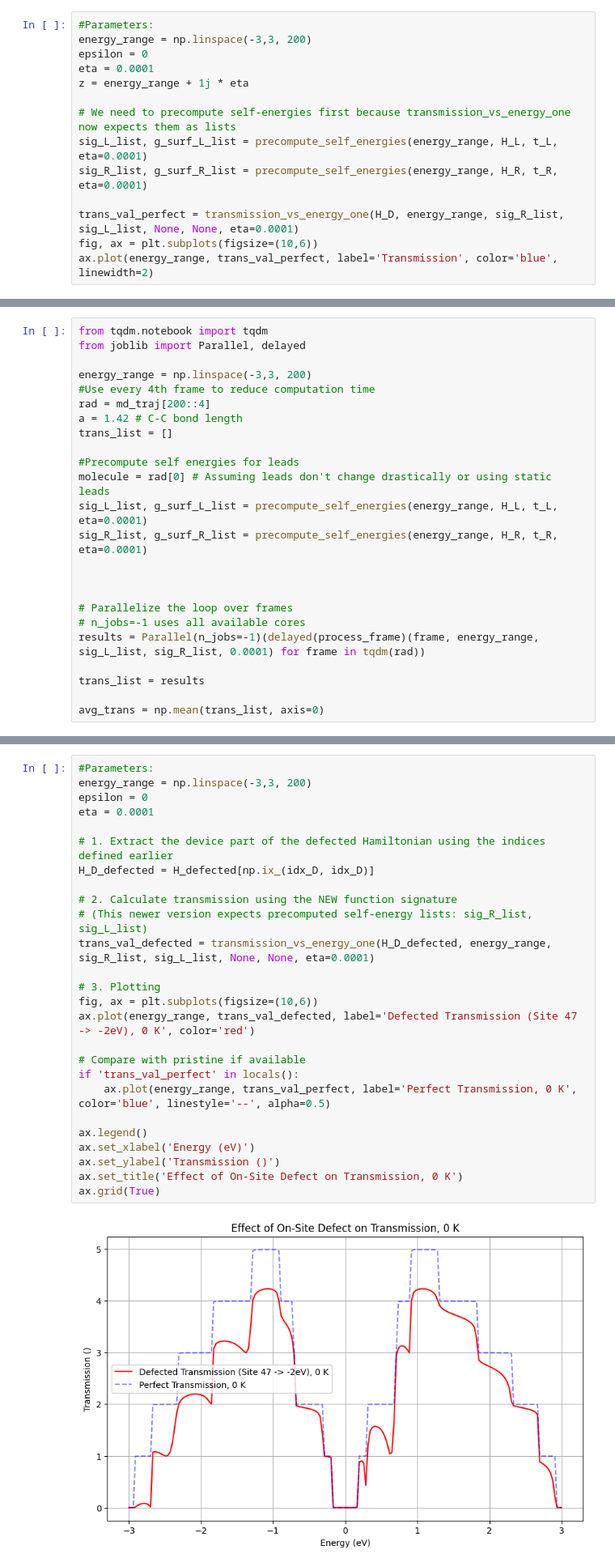
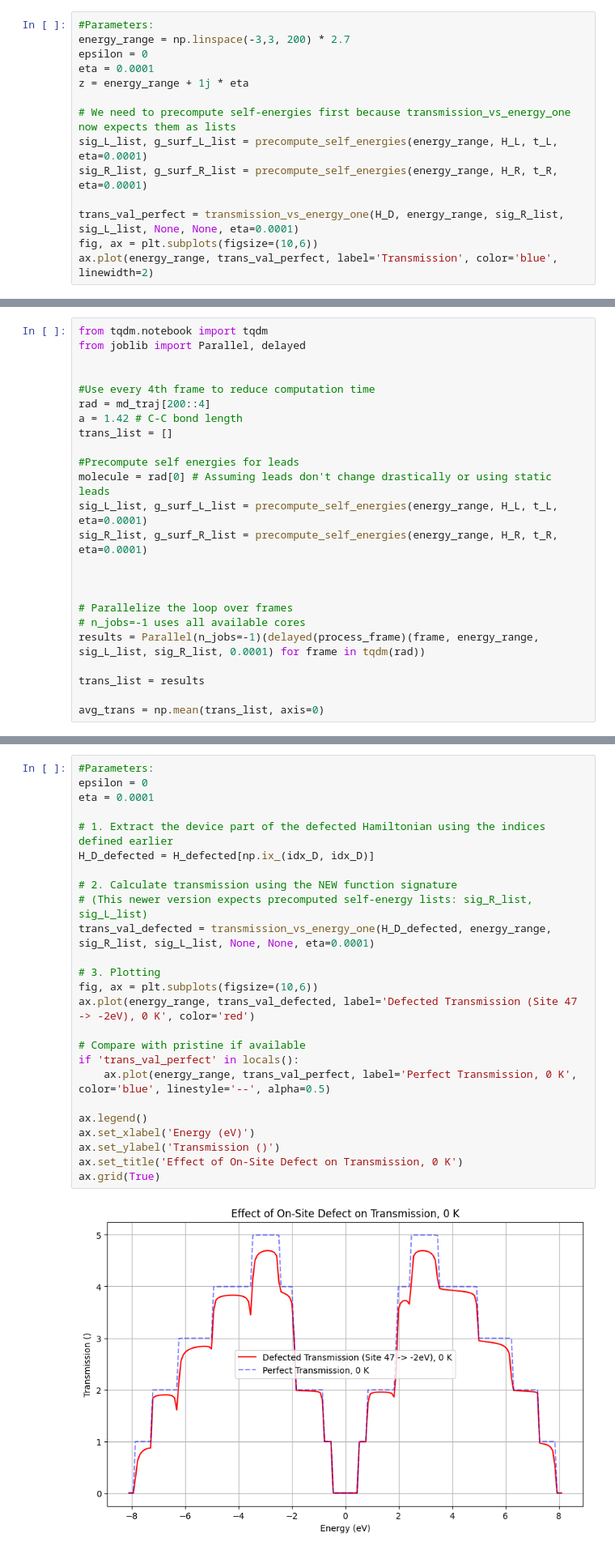
Before and after one commit to UlrikTJ/TemperatureDependantTransport, a Jupyter notebook: TemperatureDependentTransport.ipynb, the cells around one changed output, grey strips where cells are left out. Shown at 81% size. Saved outputs shown, nothing was run; the diff lists cells and outputs as text.

```diff
--- a/TemperatureDependentTransport.ipynb
+++ b/TemperatureDependentTransport.ipynb
@@ -392,7 +392,7 @@ plt.show()
 # plt.show()
 # %%
 #Parameters:
-energy_range = np.linspace(-3,3, 200)
+energy_range = np.linspace(-3,3, 200) * 2.7
 epsilon = 0
 eta = 0.0001
 z = energy_range + 1j * eta
@@ -533,7 +533,7 @@ Tasks to do if time permits:
 from tqdm.notebook import tqdm
 from joblib import Parallel, delayed
 
-energy_range = np.linspace(-3,3, 200)
+
 #Use every 4th frame to reduce computation time
 rad = md_traj[200::4]
 a = 1.42 # C-C bond length
@@ -664,28 +664,27 @@ plt.show()
 # %%
 #Parameters:
-energy_range = np.linspace(-3,3, 200)
 epsilon = 0
 eta = 0.0001
 
 # 1. Extract the device part of the defected Hamiltonian using the indices defined earlier
 H_D_defected = H_defected[np.ix_(idx_D, idx_D)]
 
 # 2. Calculate transmission using the NEW function signature
 # (This newer version expects precomputed self-energy lists: sig_R_list, sig_L_list)
 trans_val_defected = transmission_vs_energy_one(H_D_defected, energy_range, sig_R_list, sig_L_list, None, None, eta=0.0001)
 
 # 3. Plotting
 fig, ax = plt.subplots(figsize=(10,6))
 ax.plot(energy_range, trans_val_defected, label='Defected Transmission (Site 47 -> -2eV), 0 K', color='red')
 
 # Compare with pristine if available
 if 'trans_val_perfect' in locals():
     ax.plot(energy_range, trans_val_perfect, label='Perfect Transmission, 0 K', color='blue', linestyle='--', alpha=0.5)
 
 ax.legend()
 ax.set_xlabel('Energy (eV)')
 ax.set_ylabel('Transmission ()')
 ax.set_title('Effect of On-Site Defect on Transmission, 0 K')
 ax.grid(True)
 # %% [output]
-[figure, old version]
+[figure, new version]
```
Also changed, not shown: parts of 5 cells of this notebook, 1 other file.
